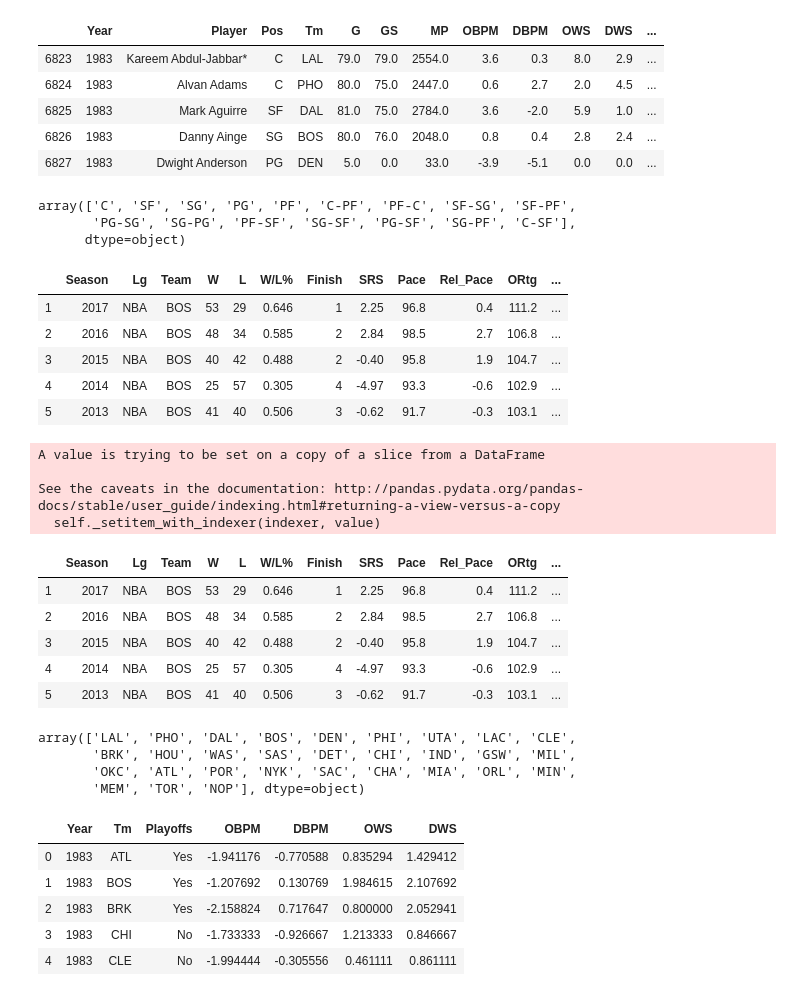
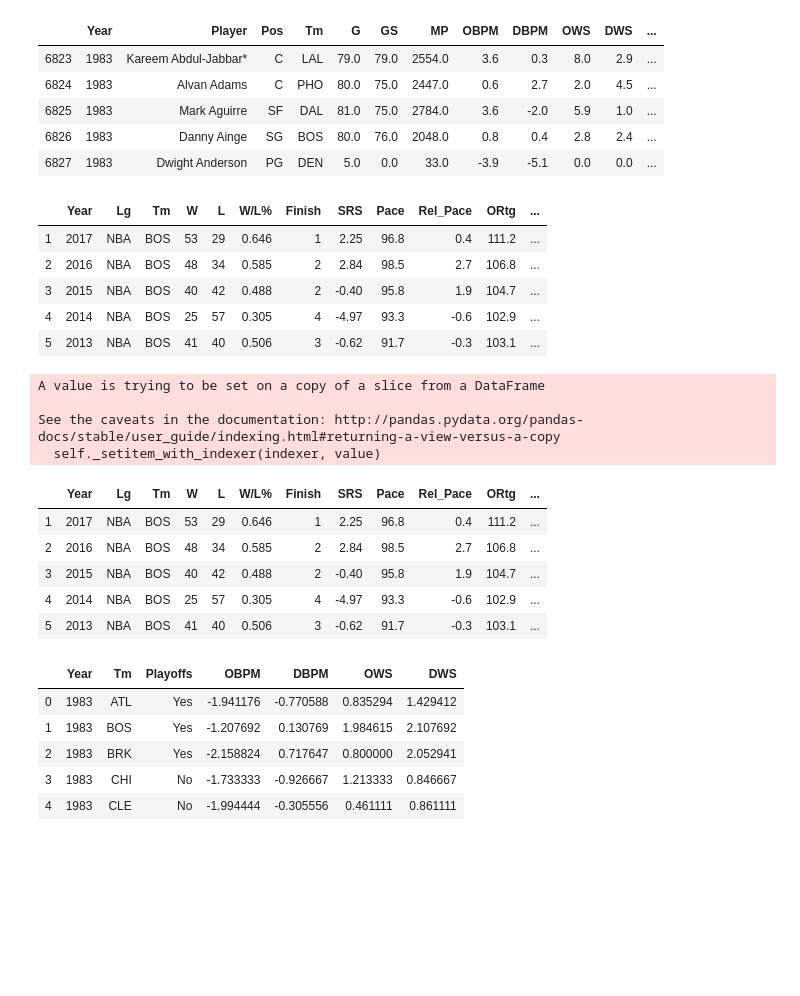
Before and after one commit to nteuthorn/Thinkful_Capstone1, a Jupyter notebook: Capstone 1.ipynb, the cells around one changed output. Cells and saved outputs as stored; diff of their text form; code cells hidden in the pictures; blank space fills up the shorter version.

```diff
--- a/Capstone 1.ipynb
+++ b/Capstone 1.ipynb
@@ -177,27 +152,23 @@ y82_player_stats.head()
 | 6825 | 1983 | Mark Aguirre | SF | DAL | 81.0 | 75.0 | 2784.0 | 3.6 | -2.0 | 5.9 | 1.0 | ... |
 | 6826 | 1983 | Danny Ainge | SG | BOS | 80.0 | 76.0 | 2048.0 | 0.8 | 0.4 | 2.8 | 2.4 | ... |
 | 6827 | 1983 | Dwight Anderson | PG | DEN | 5.0 | 0.0 | 33.0 | -3.9 | -5.1 | 0.0 | 0.0 | ... |
-# %%
-y82_player_stats.Pos.unique()
-# %% [output]
-array(['C', 'SF', 'SG', 'PG', 'PF', 'C-PF', 'PF-C', 'SF-SG', 'SF-PF',
-       'PG-SG', 'SG-PG', 'PF-SF', 'SG-SF', 'PG-SF', 'SG-PF', 'C-SF'],
-      dtype=object)
 # %%
-#Remake season and team columns to match column names in players dataframe
+#Rename season and team columns to match column names in players dataframe
 
-y82_standings['Year'] = y82_standings['Season']
-y82_standings['Tm'] = y82_standings['Team']
+
+y82_standings.rename(columns = {'Season': 'Year', 'Team': 'Tm'}, inplace = True)
 
 y82_standings.head()
 # %% [output]
-|  | Season | Lg | Team | W | L | W/L% | Finish | SRS | Pace | Rel_Pace | ORtg | ... |
+|  | Year | Lg | Tm | W | L | W/L% | Finish | SRS | Pace | Rel_Pace | ORtg | ... |
 | 1 | 2017 | NBA | BOS | 53 | 29 | 0.646 | 1 | 2.25 | 96.8 | 0.4 | 111.2 | ... |
 | 2 | 2016 | NBA | BOS | 48 | 34 | 0.585 | 2 | 2.84 | 98.5 | 2.7 | 106.8 | ... |
 | 3 | 2015 | NBA | BOS | 40 | 42 | 0.488 | 2 | -0.40 | 95.8 | 1.9 | 104.7 | ... |
 | 4 | 2014 | NBA | BOS | 25 | 57 | 0.305 | 4 | -4.97 | 93.3 | -0.6 | 102.9 | ... |
 | 5 | 2013 | NBA | BOS | 41 | 40 | 0.506 | 3 | -0.62 | 91.7 | -0.3 | 103.1 | ... |
 # %%
+#Convert Playoffs to categorical variable, 'Yes' or 'No'
+
 y82_standings.Playoffs.loc[~y82_standings.Playoffs.isnull()] = 'Yes'
 y82_standings.Playoffs.loc[y82_standings.Playoffs.isnull()] = 'No'
 
@@ -207,7 +178,7 @@ A value is trying to be set on a copy of a slice from a DataFrame
 
 See the caveats in the documentation: http://pandas.pydata.org/pandas-docs/stable/user_guide/indexing.html#returning-a-view-versus-a-copy
   self._setitem_with_indexer(indexer, value)
-|  | Season | Lg | Team | W | L | W/L% | Finish | SRS | Pace | Rel_Pace | ORtg | ... |
+|  | Year | Lg | Tm | W | L | W/L% | Finish | SRS | Pace | Rel_Pace | ORtg | ... |
 | 1 | 2017 | NBA | BOS | 53 | 29 | 0.646 | 1 | 2.25 | 96.8 | 0.4 | 111.2 | ... |
 | 2 | 2016 | NBA | BOS | 48 | 34 | 0.585 | 2 | 2.84 | 98.5 | 2.7 | 106.8 | ... |
 | 3 | 2015 | NBA | BOS | 40 | 42 | 0.488 | 2 | -0.40 | 95.8 | 1.9 | 104.7 | ... |
@@ -229,11 +200,4 @@ y82_player_stats['POS_final'] = y82_player_stats.Pos.apply(lambda x: pos_edit(x)
 #Combine player statistics and team standings into single table
 
 player_w_standings = pd.merge(y82_player_stats, y82_standings[['Year', 'Tm', 'W/L%', 'Playoffs']], on = ['Year', 'Tm'])
-# %%
-player_w_standings.Tm.unique()
-# %% [output]
-array(['LAL', 'PHO', 'DAL', 'BOS', 'DEN', 'PHI', 'UTA', 'LAC', 'CLE',
-       'BRK', 'HOU', 'WAS', 'SAS', 'DET', 'CHI', 'IND', 'GSW', 'MIL',
-       'OKC', 'ATL', 'POR', 'NYK', 'SAC', 'CHA', 'MIA', 'ORL', 'MIN',
-       'MEM', 'TOR', 'NOP'], dtype=object)
 # %%
```
Also changed, not shown: parts of 21 cells of this notebook.
